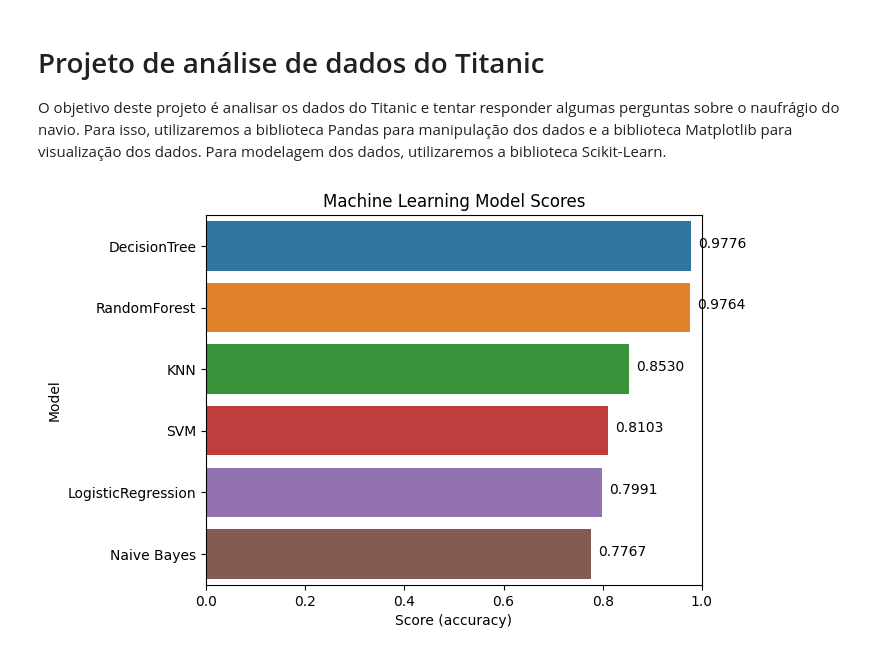
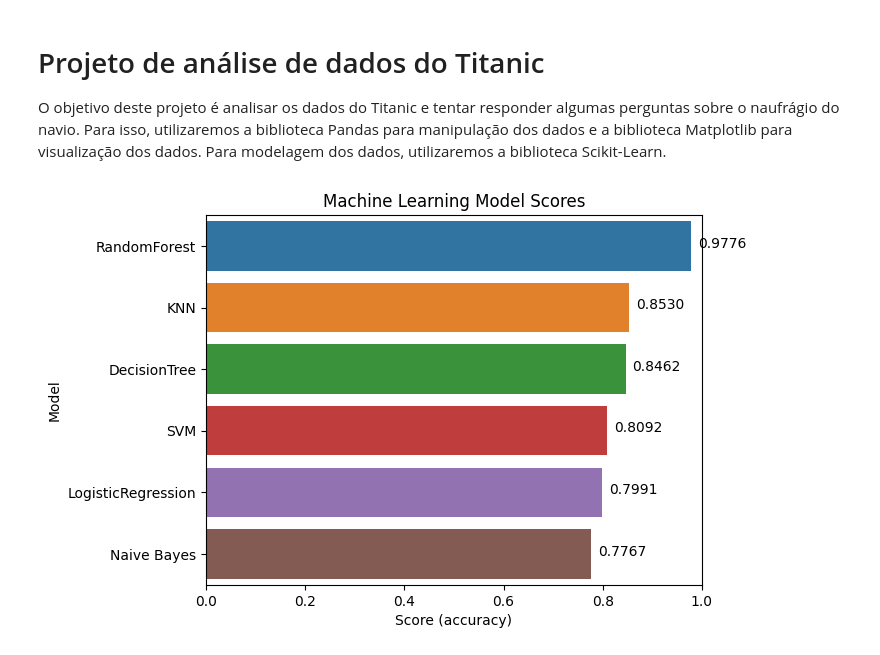
Before and after one commit to danielpedrini/titanic_disaster, a Jupyter notebook: titanic_disaster2.ipynb, the cells around one changed output. Drawn from its saved outputs; the diff is of its cells as text; code cells hidden in the pictures.

```diff
--- a/titanic_disaster2.ipynb
+++ b/titanic_disaster2.ipynb
@@ -45,31 +47,31 @@ df_test = pd.read_csv('./data/raw/test.csv')
 # %%
 # vamos aplicar o modelo de machine learning: Decision Tree, Random Forest, Logistic Regression, KNN, SVM, Naive Bayes sem separar os dados em treino e teste
 from sklearn.tree import DecisionTreeClassifier
 from sklearn.ensemble import RandomForestClassifier
 from sklearn.linear_model import LogisticRegression
 from sklearn.neighbors import KNeighborsClassifier
 from sklearn.svm import SVC
 import numpy as np
 from sklearn.naive_bayes import GaussianNB
 
 models = []
-models.append(('DecisionTree', DecisionTreeClassifier()))
+models.append(('DecisionTree', DecisionTreeClassifier(max_depth=4)))
 models.append(('RandomForest', RandomForestClassifier()))
 models.append(('LogisticRegression', LogisticRegression()))
 models.append(('KNN', KNeighborsClassifier()))
-models.append(('SVM', SVC()))
+models.append(('SVM', SVC(C=1, kernel='rbf', gamma=0.1)))
 models.append(('Naive Bayes', GaussianNB()))
 
 results = []
 names = []
 for name, model in models:
     model.fit(df_train.drop('Survived', axis=1), df_train['Survived'])
     result = model.score(df_train.drop('Survived', axis=1), df_train['Survived'])
     results.append(result)
     names.append(name)
     df_test['Survived'] = model.predict(df_test_pred)
     df_test[['PassengerId', 'Survived']].to_csv('./data/processed/' + name + '2.csv', index=False)
 
 grafbarscores(*zip(names, results))
 # %% [output]
-[figure, old version]
+[figure, new version]
```
Also changed, not shown: parts of 1 cell of this notebook, 8 other files.
